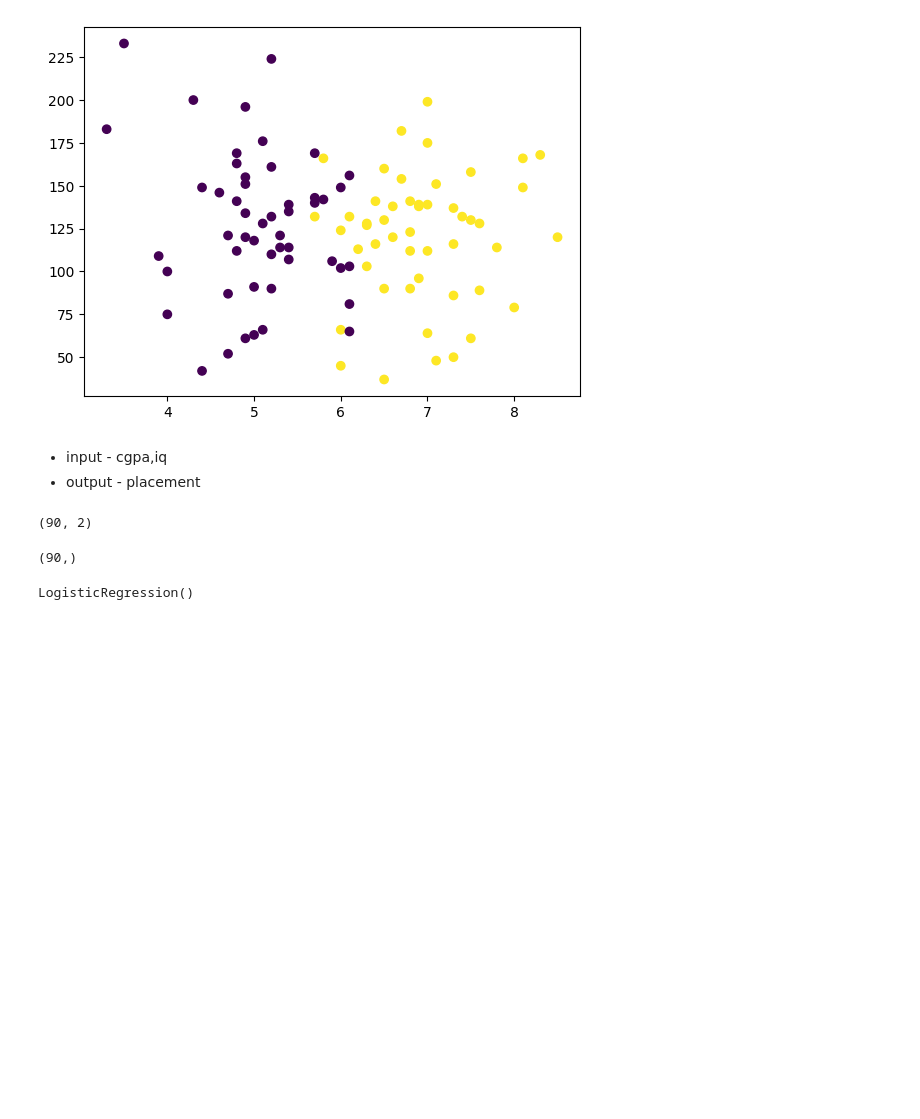
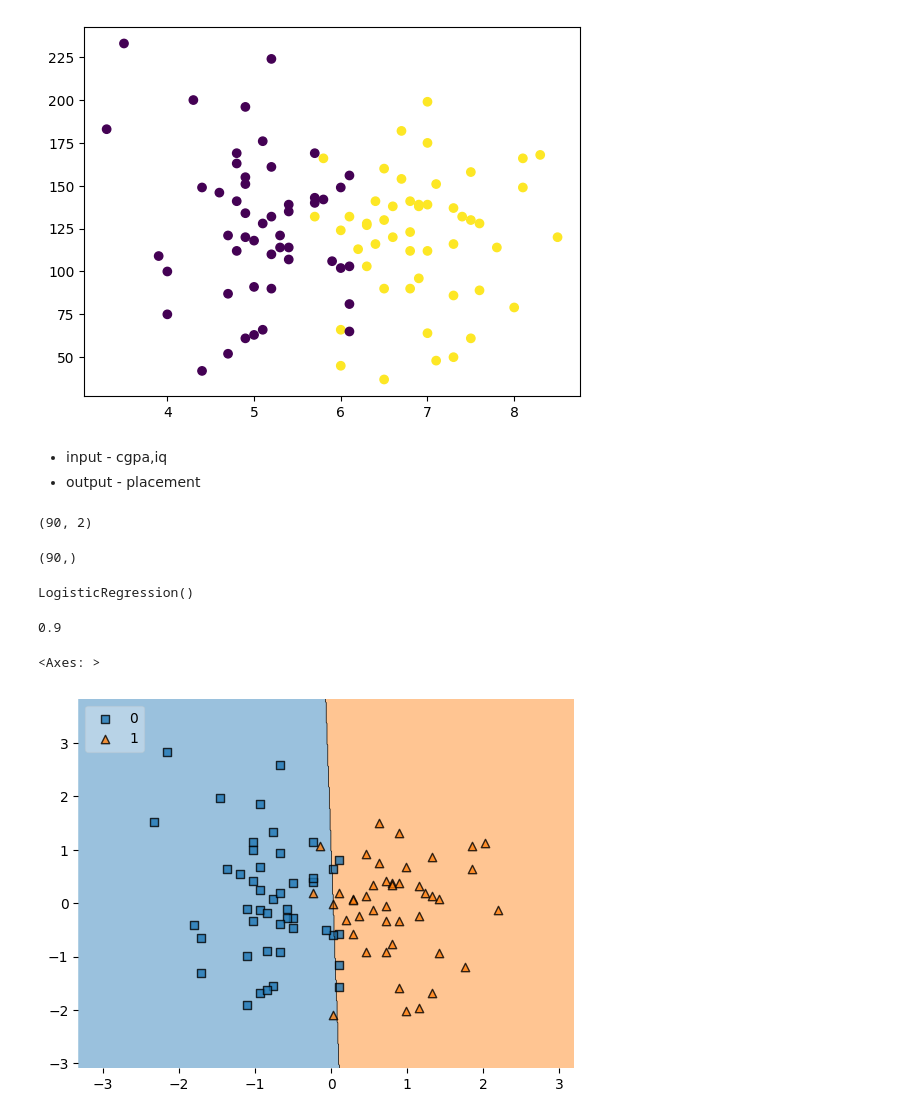
Before and after one commit to Bhavik2209/ML_train, a Jupyter notebook: pro.ipynb, the cells around one changed output. Drawn from its saved outputs; the diff is of its cells as text; code cells hidden in the pictures; blank space fills up the shorter version.

```diff
--- a/pro.ipynb
+++ b/pro.ipynb
@@ -105,0 +110,4 @@ LogisticRegression()
+# %%
+accuracy_score(y_test,y_pred)
+# %% [output]
+0.9
@@ -105,0 +116,5 @@ LogisticRegression()
+# %%
+plot_decision_regions(x_train,y_train.values,clf=clf,legend=2)
+# %% [output]
+<Axes: >
+[figure, added]
```
Also changed, not shown: parts of 5 cells of this notebook, 1 other file.
